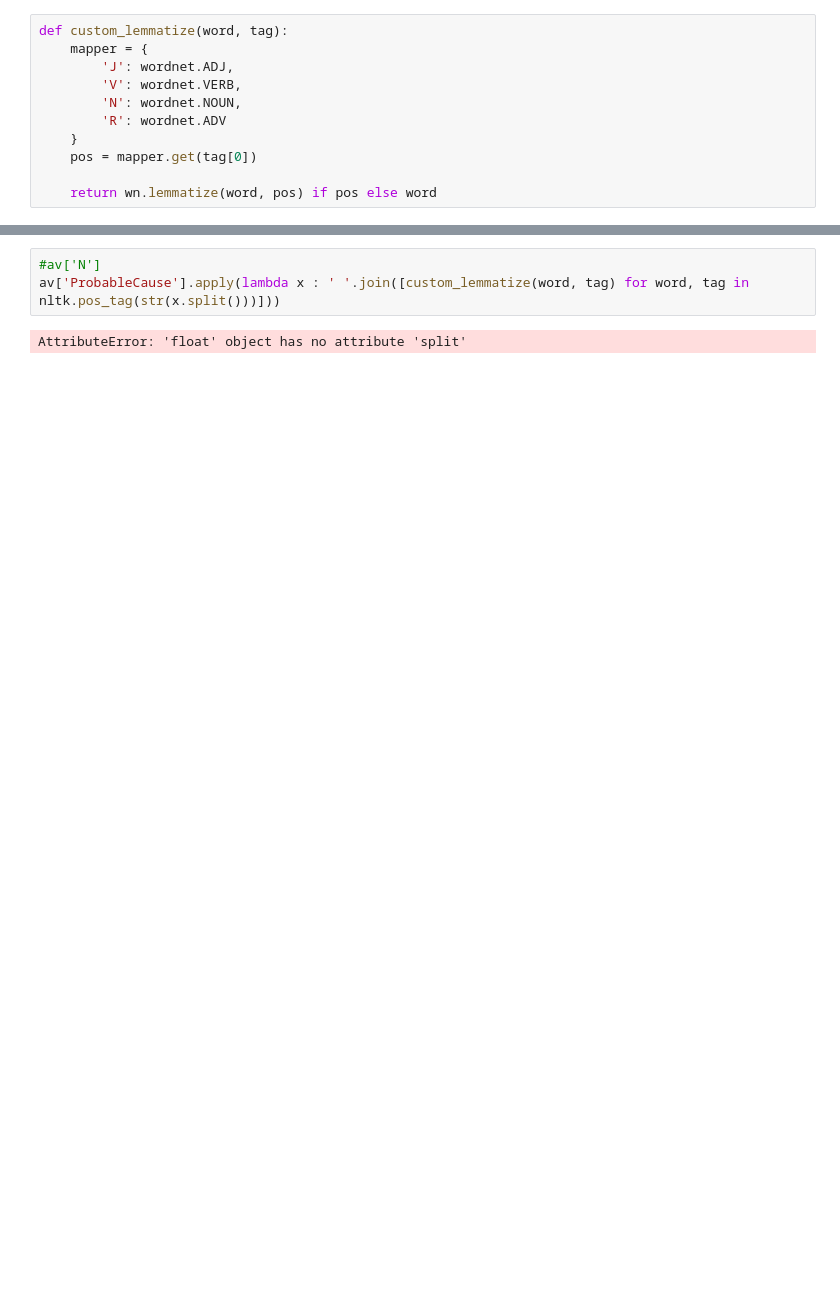
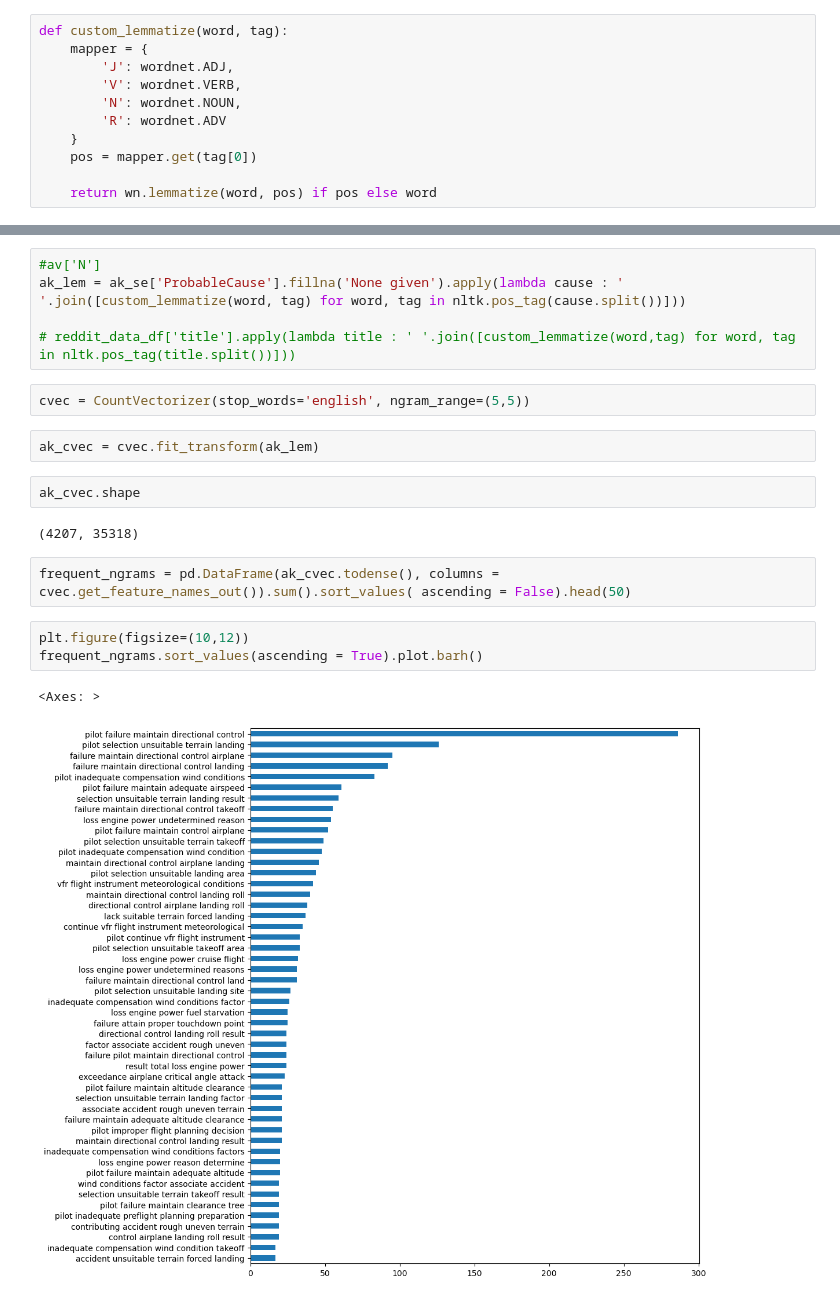
Before and after one commit to TheMirch/dsi-group-project, a Jupyter notebook: code/mike_NLP.ipynb, the cells around one changed output, grey strips where cells are left out. Drawn from its saved outputs; the diff is of its cells as text; blank space fills up the shorter version.

```diff
--- a/code/mike_NLP.ipynb
+++ b/code/mike_NLP.ipynb
@@ -30,5 +69,21 @@ def custom_lemmatize(word, tag):
 # %%
 #av['N']
-av['ProbableCause'].apply(lambda x : ' '.join([custom_lemmatize(word, tag) for word, tag in nltk.pos_tag(str(x.split()))]))
+ak_lem = ak_se['ProbableCause'].fillna('None given').apply(lambda cause : ' '.join([custom_lemmatize(word, tag) for word, tag in nltk.pos_tag(cause.split())]))
+
+# reddit_data_df['title'].apply(lambda title : ' '.join([custom_lemmatize(word,tag) for word, tag in nltk.pos_tag(title.split())]))
-# %% [output]
-AttributeError: 'float' object has no attribute 'split'
+# %%
+cvec = CountVectorizer(stop_words='english', ngram_range=(5,5))
+# %%
+ak_cvec = cvec.fit_transform(ak_lem)
+# %%
+ak_cvec.shape
+# %% [output]
+(4207, 35318)
+# %%
+frequent_ngrams = pd.DataFrame(ak_cvec.todense(), columns = cvec.get_feature_names_out()).sum().sort_values( ascending = False).head(50)
+# %%
+plt.figure(figsize=(10,12))
+frequent_ngrams.sort_values(ascending = True).plot.barh()
+# %% [output]
+<Axes: >
+[figure, added]
```
Also changed, not shown: parts of 9 cells of this notebook, 3 other files.
